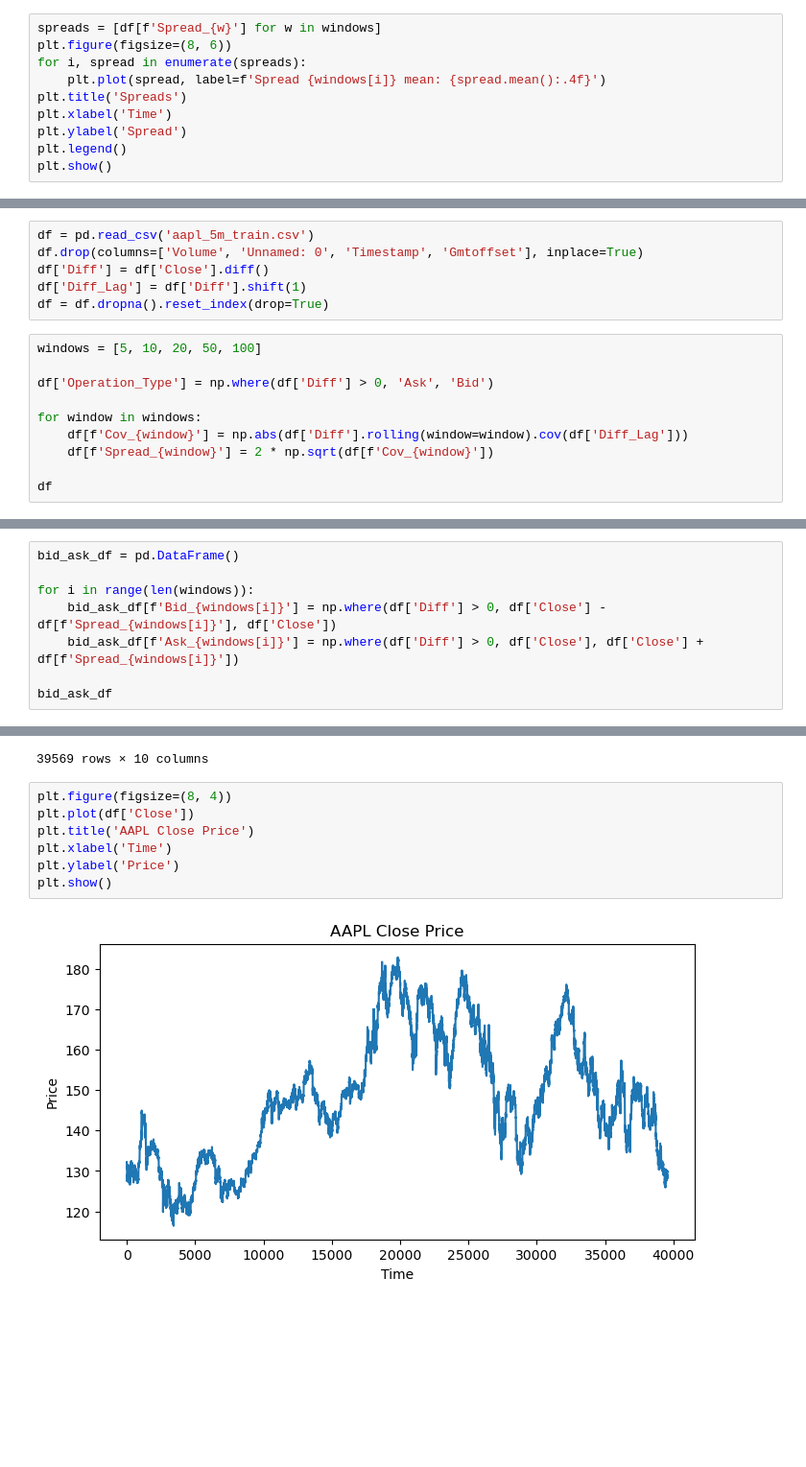
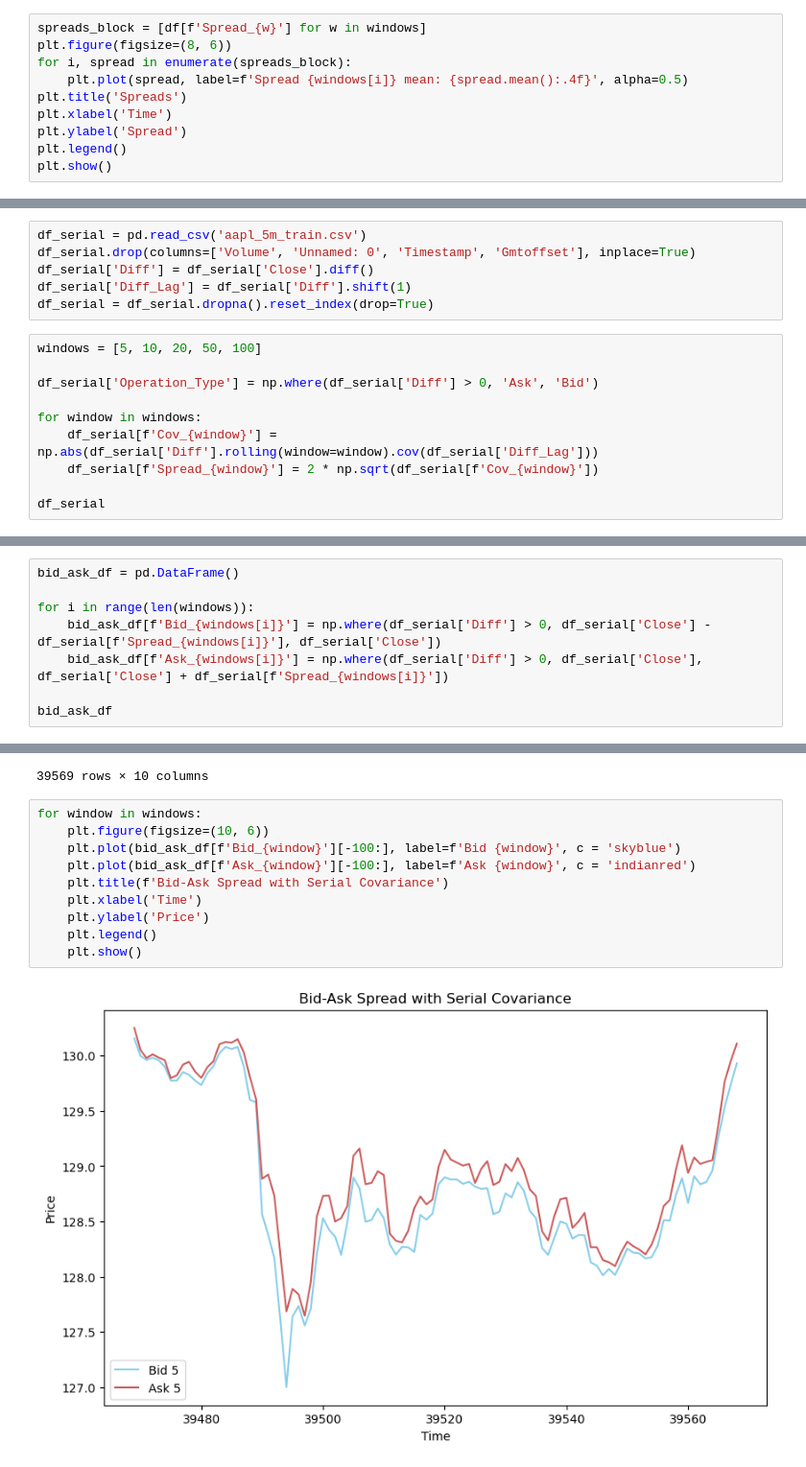
Before and after one commit to LuisMB09/Trading, a Jupyter notebook: effective_spread.ipynb, the cells around one changed output, grey strips where cells are left out. Shown at 96% size. Cells and saved outputs as stored; diff of their text form; blank space fills up the shorter version.

Commit message:
added Bid-Ask Spread plots

```diff
--- a/effective_spread.ipynb
+++ b/effective_spread.ipynb
@@ -79,8 +87,8 @@ plt.show()
 # %%
-spreads = [df[f'Spread_{w}'] for w in windows]
+spreads_block = [df[f'Spread_{w}'] for w in windows]
 plt.figure(figsize=(8, 6))
-for i, spread in enumerate(spreads):
-    plt.plot(spread, label=f'Spread {windows[i]} mean: {spread.mean():.4f}')
+for i, spread in enumerate(spreads_block):
+    plt.plot(spread, label=f'Spread {windows[i]} mean: {spread.mean():.4f}', alpha=0.5)
 plt.title('Spreads')
 plt.xlabel('Time')
 plt.ylabel('Spread')
@@ -106,21 +99,21 @@ Average Spread for block covariance method: 0.1953
 # %% [markdown]
 ## <font color='cornflowerblue'> Serial Covariance
 # %%
-df = pd.read_csv('aapl_5m_train.csv')
-df.drop(columns=['Volume', 'Unnamed: 0', 'Timestamp', 'Gmtoffset'], inplace=True)
-df['Diff'] = df['Close'].diff()
-df['Diff_Lag'] = df['Diff'].shift(1)
-df = df.dropna().reset_index(drop=True)
+df_serial = pd.read_csv('aapl_5m_train.csv')
+df_serial.drop(columns=['Volume', 'Unnamed: 0', 'Timestamp', 'Gmtoffset'], inplace=True)
+df_serial['Diff'] = df_serial['Close'].diff()
+df_serial['Diff_Lag'] = df_serial['Diff'].shift(1)
+df_serial = df_serial.dropna().reset_index(drop=True)
 # %%
 windows = [5, 10, 20, 50, 100]
 
-df['Operation_Type'] = np.where(df['Diff'] > 0, 'Ask', 'Bid')
+df_serial['Operation_Type'] = np.where(df_serial['Diff'] > 0, 'Ask', 'Bid')
 
 for window in windows:
-    df[f'Cov_{window}'] = np.abs(df['Diff'].rolling(window=window).cov(df['Diff_Lag']))
-    df[f'Spread_{window}'] = 2 * np.sqrt(df[f'Cov_{window}'])
+    df_serial[f'Cov_{window}'] = np.abs(df_serial['Diff'].rolling(window=window).cov(df_serial['Diff_Lag']))
+    df_serial[f'Spread_{window}'] = 2 * np.sqrt(df_serial[f'Cov_{window}'])
 
-df
+df_serial
 # %% [output]
 |  | Datetime | Open | High | Low | Close | Diff | Diff_Lag | Operation_Type | Cov_5 | Spread_5 | ... |
 | 0 | 2021-01-04 14:40:00 | 131.500000 | 132.339996 | 131.500000 | 132.059997 | 0.169998 | -0.919998 | Ask | NaN | NaN | ... |
@@ -139,8 +132,8 @@ df
 bid_ask_df = pd.DataFrame()
 
 for i in range(len(windows)):
-    bid_ask_df[f'Bid_{windows[i]}'] = np.where(df['Diff'] > 0, df['Close'] - df[f'Spread_{windows[i]}'], df['Close'])
-    bid_ask_df[f'Ask_{windows[i]}'] = np.where(df['Diff'] > 0, df['Close'], df['Close'] + df[f'Spread_{windows[i]}'])
+    bid_ask_df[f'Bid_{windows[i]}'] = np.where(df_serial['Diff'] > 0, df_serial['Close'] - df_serial[f'Spread_{windows[i]}'], df_serial['Close'])
+    bid_ask_df[f'Ask_{windows[i]}'] = np.where(df_serial['Diff'] > 0, df_serial['Close'], df_serial['Close'] + df_serial[f'Spread_{windows[i]}'])
 
 bid_ask_df
 # %% [output]
@@ -158,11 +151,14 @@ bid_ask_df
 | 39568 | 129.929992 | 130.109435 | 129.929992 | 130.076609 | 129.929992 | 129.990604 | 129.929992 | 130.015212 | 129.929992 | 130.091519 |
 39569 rows × 10 columns
 # %%
-plt.figure(figsize=(8, 4))
-plt.plot(df['Close'])
-plt.title('AAPL Close Price')
-plt.xlabel('Time')
-plt.ylabel('Price')
-plt.show()
+for window in windows:
+    plt.figure(figsize=(10, 6))
+    plt.plot(bid_ask_df[f'Bid_{window}'][-100:], label=f'Bid {window}', c = 'skyblue')
+    plt.plot(bid_ask_df[f'Ask_{window}'][-100:], label=f'Ask {window}', c = 'indianred')
+    plt.title(f'Bid-Ask Spread with Serial Covariance')
+    plt.xlabel('Time')
+    plt.ylabel('Price')
+    plt.legend()
+    plt.show()
 # %% [output]
-[figure, old version]
+[figure, new version]
```
Also changed, not shown: parts of 11 cells of this notebook.
